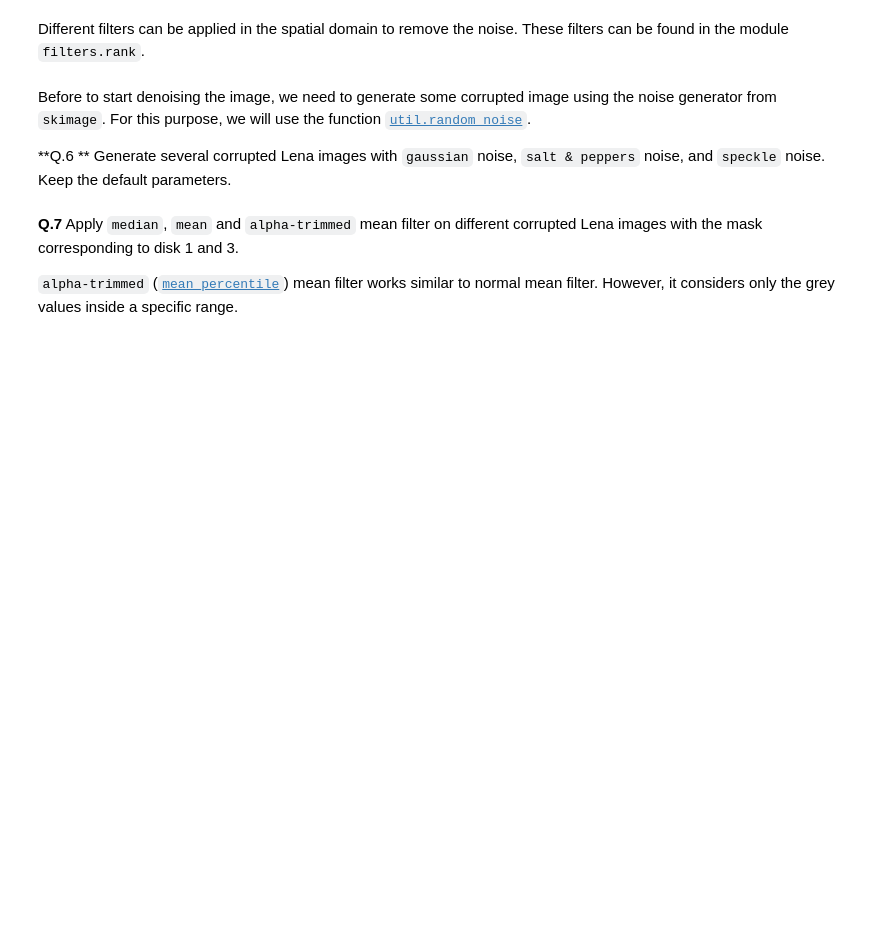
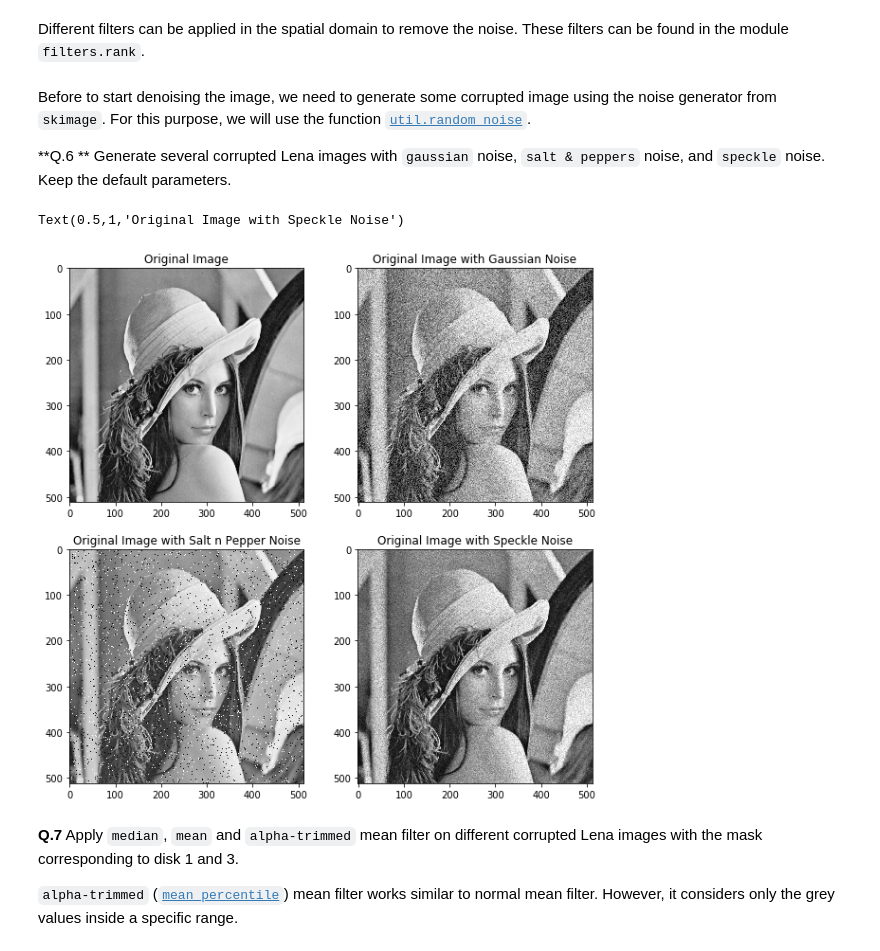
Before and after one commit to amjadkhan9686/B31XB-IIP-TP-1718, a Jupyter notebook: 4-filter-spatial-domain/4-spatial-filter.ipynb, the cells around one changed output. Saved outputs shown, nothing was run; the diff lists cells and outputs as text; code cells hidden in the pictures; blank space fills up the shorter version.

```diff
--- a/4-filter-spatial-domain/4-spatial-filter.ipynb
+++ b/4-filter-spatial-domain/4-spatial-filter.ipynb
@@ -226,6 +266,28 @@ For this purpose, we will use the function [`util.random_noise`](http://scikit-i
 **Q.6 ** Generate several corrupted Lena images with `gaussian` noise, `salt & peppers` noise, and `speckle` noise. Keep the default parameters.
 # %%
 from skimage import util
+# %%
+fig, axes = plt.subplots(nrows=2, ncols=2, figsize=(10, 10))
+ax0, ax1, ax2, ax3 = axes.ravel()
+
+lena_gn_im = util.random_noise(lena_im, mode ='gaussian')
+lena_snp_im = util.random_noise(lena_im, mode ='s&p')
+lena_spkle_im = util.random_noise(lena_im, mode ='speckle')
+
+ax0.imshow(lena_im, cmap = cm.Greys_r)
+ax0.set_title('Original Image')
+
+ax1.imshow(lena_gn_im, cmap = cm.Greys_r)
+ax1.set_title('Original Image with Gaussian Noise')
+
+ax2.imshow(lena_snp_im, cmap = cm.Greys_r)
+ax2.set_title('Original Image with Salt n Pepper Noise')
+
+ax3.imshow(lena_spkle_im, cmap = cm.Greys_r)
+ax3.set_title('Original Image with Speckle Noise')
+# %% [output]
+Text(0.5,1,'Original Image with Speckle Noise')
+[figure, added]
 # %% [markdown]
 **Q.7** Apply `median`, `mean` and `alpha-trimmed` mean filter on different corrupted Lena images with the mask corresponding to disk 1 and 3.
 
```
Also changed, not shown: parts of 6 cells of this notebook.
